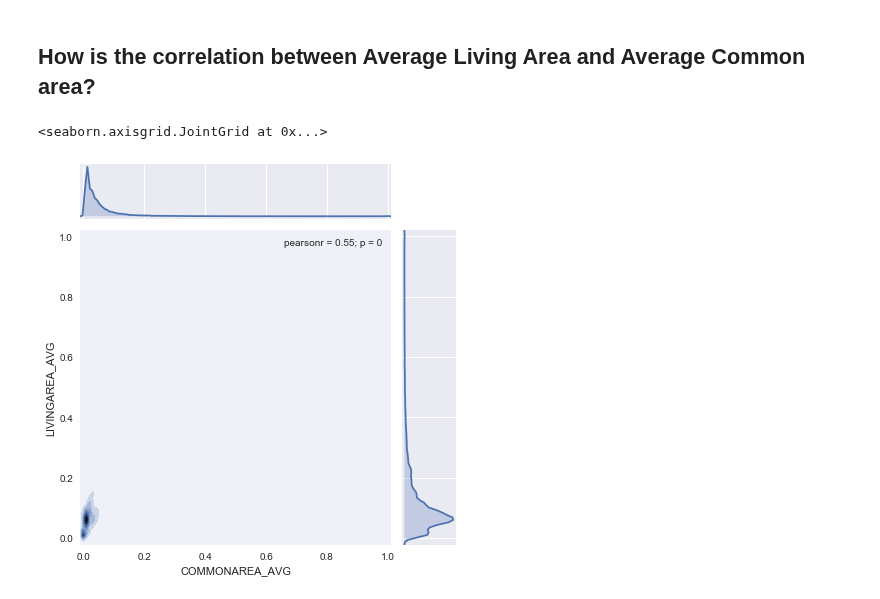
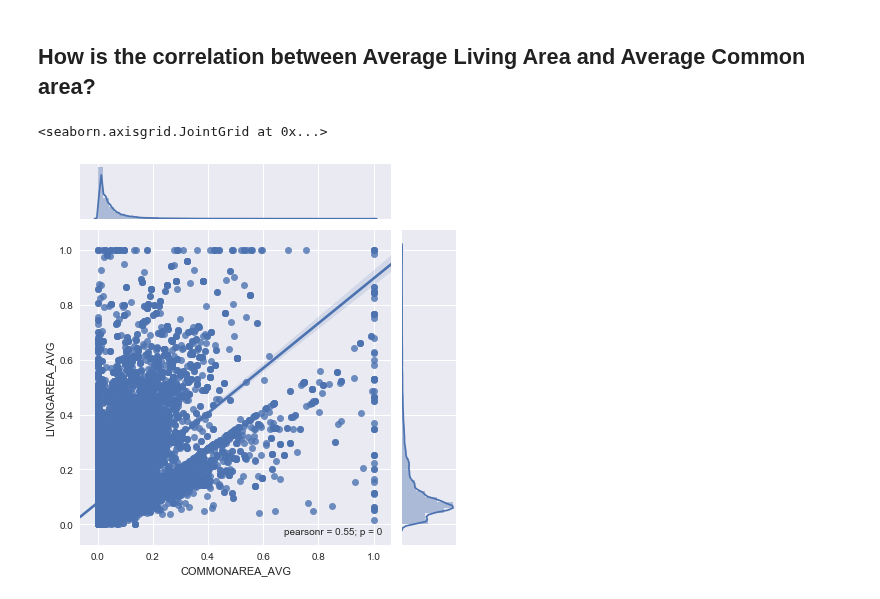
Before and after one commit to rakshithvasudev/Home-Credit-Default-Risk, a Jupyter notebook: EDA/Exploratory Data Analysis - Application Train.ipynb, the cells around one changed output. Saved outputs shown, nothing was run; the diff lists cells and outputs as text; code cells hidden in the pictures.

Commit message:
adding plots

```diff
--- a/EDA/Exploratory Data Analysis - Application Train.ipynb
+++ b/EDA/Exploratory Data Analysis - Application Train.ipynb
@@ -453,7 +453,7 @@ sns.boxplot(x='TARGET',y='FLOORSMAX_MEDI',data=train)
 # %% [markdown]
 ## How is the correlation between Average Living Area and Average Common area?
 # %%
-sns.jointplot(x='COMMONAREA_AVG',y='LIVINGAREA_AVG',data=train,kind='kde')
+sns.jointplot(x='COMMONAREA_AVG',y='LIVINGAREA_AVG',data=train,kind='reg')
 # %% [output]
 <seaborn.axisgrid.JointGrid at 0x...>
-[figure, old version]
+[figure, new version]
```
